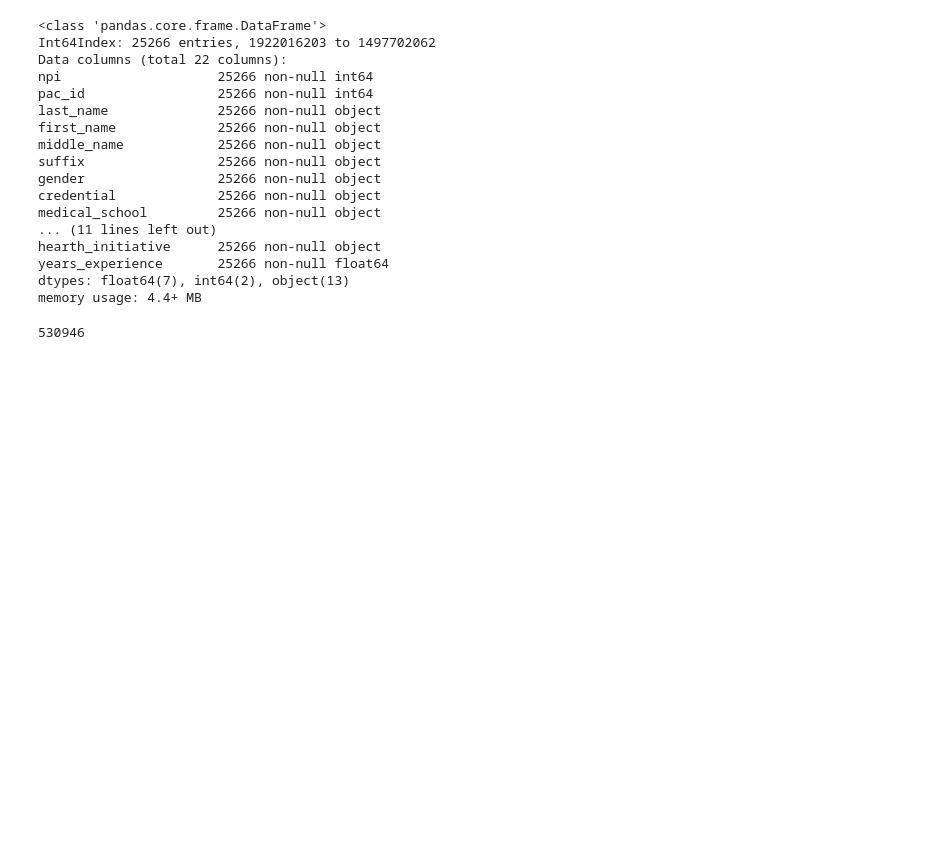
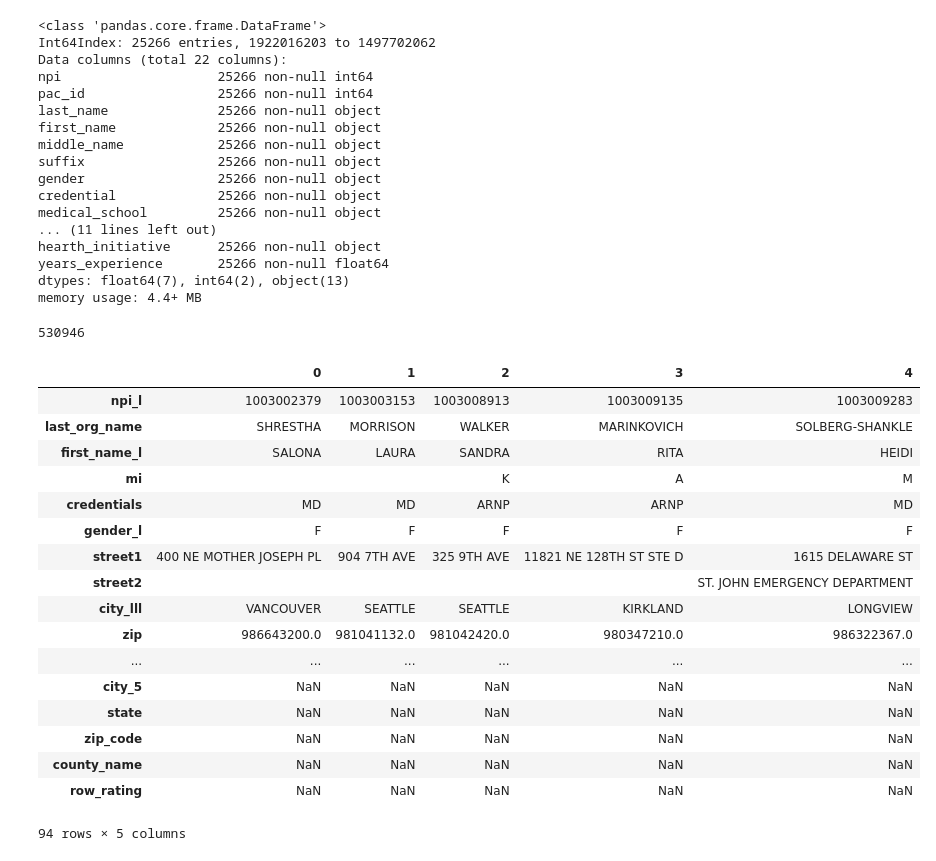
Before and after one commit to aurel1212/Capstone-TBD, a Jupyter notebook: Combined_files.ipynb, the cells around one changed output. Cells and saved outputs as stored; diff of their text form; code cells hidden in the pictures; blank space fills up the shorter version.

```diff
--- a/Combined_files.ipynb
+++ b/Combined_files.ipynb
@@ -238,3 +238,25 @@ result7 = pd.merge(result6, wa_hosp_rating_gr, how='left',left_on='related_org_c
 result8 = pd.merge(result7, wa_hosp_rating_gr, how='left',left_on='related_org_ccn_4', right_on='provider_id', suffixes=['_3', '_4'])
 # %%
 result9 = pd.merge(result8, wa_hosp_rating_gr, how='left',left_on='related_org_ccn_5', right_on='provider_id', suffixes=['_4', '_5'])
+# %%
+result9.head().T
+#result9['row_rating'].value_counts()
+# %% [output]
+|  | 0 | 1 | 2 | 3 | 4 |
+| npi_l | 1003002379 | 1003003153 | 1003008913 | 1003009135 | 1003009283 |
+| last_org_name | SHRESTHA | MORRISON | WALKER | MARINKOVICH | SOLBERG-SHANKLE |
+| first_name_l | SALONA | LAURA | SANDRA | RITA | HEIDI |
+| mi |  |  | K | A | M |
+| credentials | MD | MD | ARNP | ARNP | MD |
+| gender_l | F | F | F | F | F |
+| street1 | 400 NE MOTHER JOSEPH PL | 904 7TH AVE | 325 9TH AVE | 11821 NE 128TH ST STE D | 1615 DELAWARE ST |
+| street2 |  |  |  |  | ST. JOHN EMERGENCY DEPARTMENT |
+| city_lll | VANCOUVER | SEATTLE | SEATTLE | KIRKLAND | LONGVIEW |
+| zip | 986643200.0 | 981041132.0 | 981042420.0 | 980347210.0 | 986322367.0 |
+| ... | ... | ... | ... | ... | ... |
+| city_5 | NaN | NaN | NaN | NaN | NaN |
+| state | NaN | NaN | NaN | NaN | NaN |
+| zip_code | NaN | NaN | NaN | NaN | NaN |
+| county_name | NaN | NaN | NaN | NaN | NaN |
+| row_rating | NaN | NaN | NaN | NaN | NaN |
+94 rows × 5 columns
```
Also changed, not shown: parts of 16 cells of this notebook, 1 other file.
